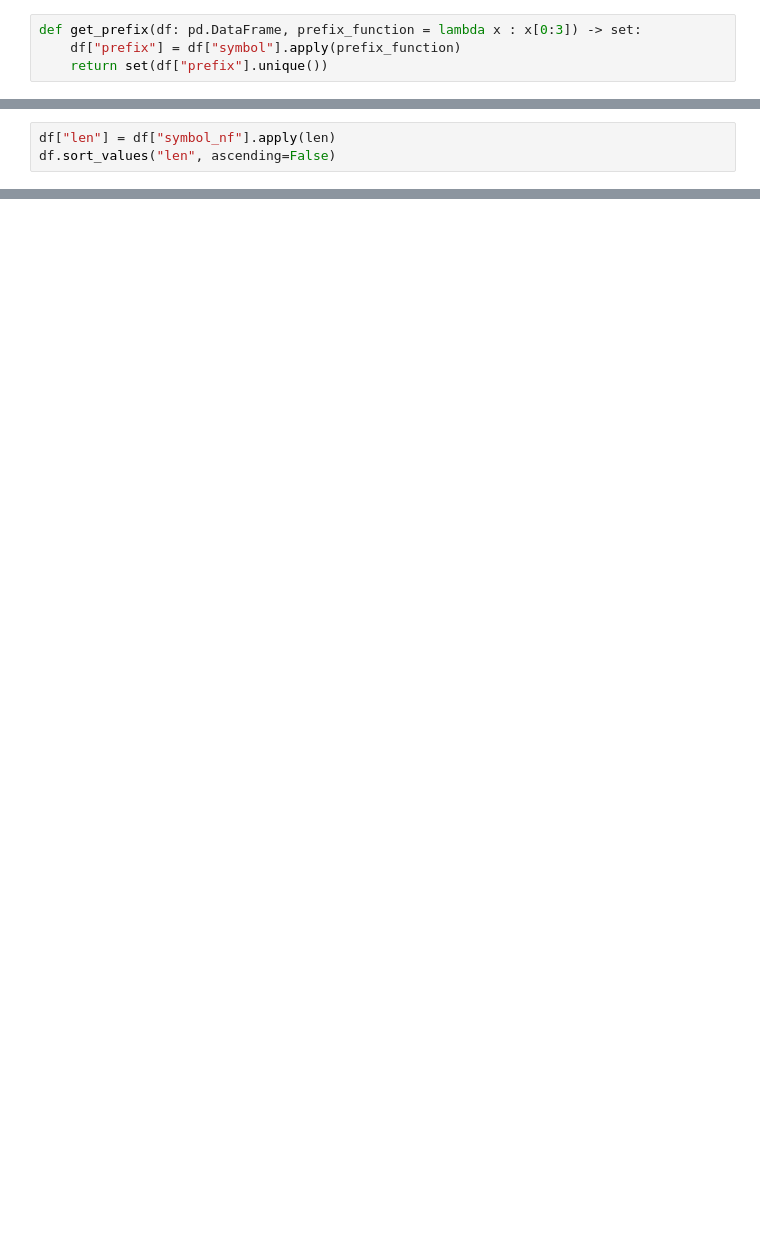
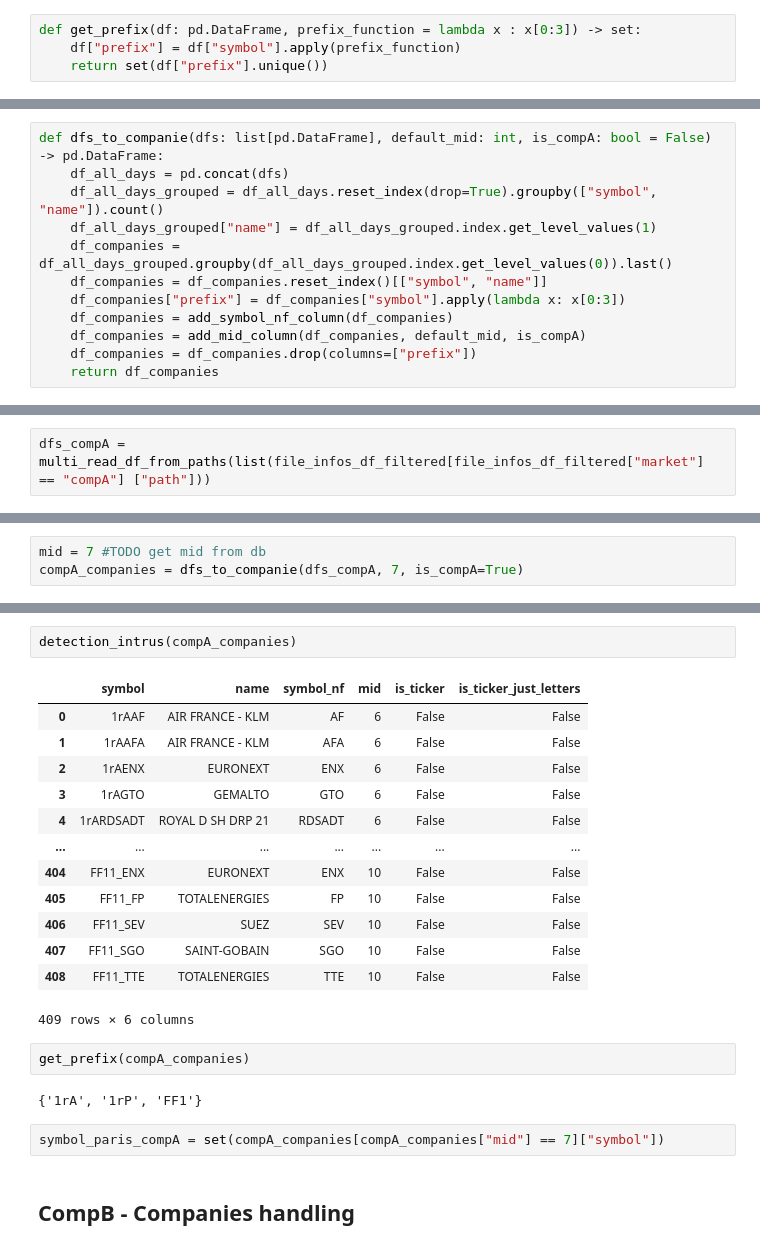
Before and after one commit to camilziane/bourse_big_data, a Jupyter notebook: analyzer/analyzer_playground.ipynb, the cells around one changed output, grey strips where cells are left out. Cells and saved outputs as stored; diff of their text form; blank space fills up the shorter version.

Commit message:
feat(playground): companies handling

```diff
--- a/analyzer/analyzer_playground.ipynb
+++ b/analyzer/analyzer_playground.ipynb
@@ -75,3 +49,0 @@ df = add_symbol_nf_column(df, map_prefix_to_symbol_nf)
-# %%
-df["len"] = df["symbol_nf"].apply(len)
-df.sort_values("len", ascending=False)
@@ -121,0 +88,12 @@ def pea_pme_df_to_companies(dfs: list[pd.DataFrame]):
+# %%
+def dfs_to_companie(dfs: list[pd.DataFrame], default_mid: int, is_compA: bool = False) -> pd.DataFrame:
+    df_all_days = pd.concat(dfs)
+    df_all_days_grouped = df_all_days.reset_index(drop=True).groupby(["symbol", "name"]).count()
+    df_all_days_grouped["name"] = df_all_days_grouped.index.get_level_values(1)
+    df_companies = df_all_days_grouped.groupby(df_all_days_grouped.index.get_level_values(0)).last()
+    df_companies = df_companies.reset_index()[["symbol", "name"]]
+    df_companies["prefix"] = df_companies["symbol"].apply(lambda x: x[0:3])
+    df_companies = add_symbol_nf_column(df_companies)
+    df_companies = add_mid_column(df_companies, default_mid, is_compA)
+    df_companies = df_companies.drop(columns=["prefix"])
+    return df_companies
@@ -121,0 +159,2 @@ def pea_pme_df_to_companies(dfs: list[pd.DataFrame]):
+# %%
+dfs_compA = multi_read_df_from_paths(list(file_infos_df_filtered[file_infos_df_filtered["market"] == "compA"] ["path"]))
@@ -121,0 +167,3 @@ def pea_pme_df_to_companies(dfs: list[pd.DataFrame]):
+# %%
+mid = 7 #TODO get mid from db
+compA_companies = dfs_to_companie(dfs_compA, 7, is_compA=True)
@@ -121,0 +186,24 @@ def pea_pme_df_to_companies(dfs: list[pd.DataFrame]):
+# %%
+detection_intrus(compA_companies)
+# %% [output]
+|  | symbol | name | symbol_nf | mid | is_ticker | is_ticker_just_letters |
+| 0 | 1rAAF | AIR FRANCE - KLM | AF | 6 | False | False |
+| 1 | 1rAAFA | AIR FRANCE - KLM | AFA | 6 | False | False |
+| 2 | 1rAENX | EURONEXT | ENX | 6 | False | False |
+| 3 | 1rAGTO | GEMALTO | GTO | 6 | False | False |
+| 4 | 1rARDSADT | ROYAL D SH DRP 21 | RDSADT | 6 | False | False |
+| ... | ... | ... | ... | ... | ... | ... |
+| 404 | FF11_ENX | EURONEXT | ENX | 10 | False | False |
+| 405 | FF11_FP | TOTALENERGIES | FP | 10 | False | False |
+| 406 | FF11_SEV | SUEZ | SEV | 10 | False | False |
+| 407 | FF11_SGO | SAINT-GOBAIN | SGO | 10 | False | False |
+| 408 | FF11_TTE | TOTALENERGIES | TTE | 10 | False | False |
+409 rows × 6 columns
+# %%
+get_prefix(compA_companies)
+# %% [output]
+{'1rA', '1rP', 'FF1'}
+# %%
+symbol_paris_compA = set(compA_companies[compA_companies["mid"] == 7]["symbol"])
+# %% [markdown]
+## CompB - Companies handling
```
Also changed, not shown: parts of 46 cells of this notebook.
